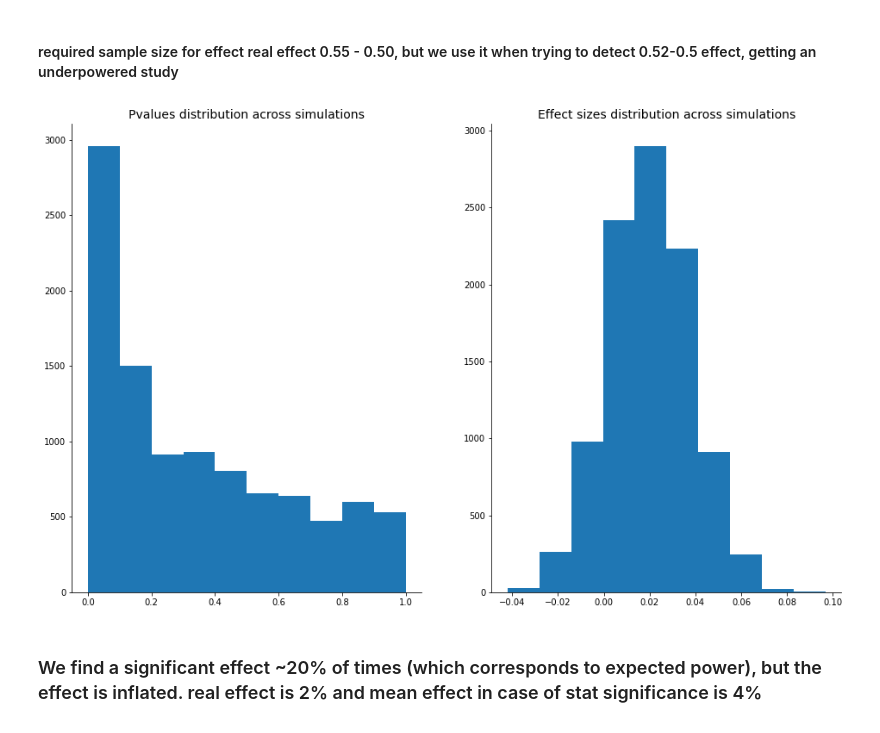
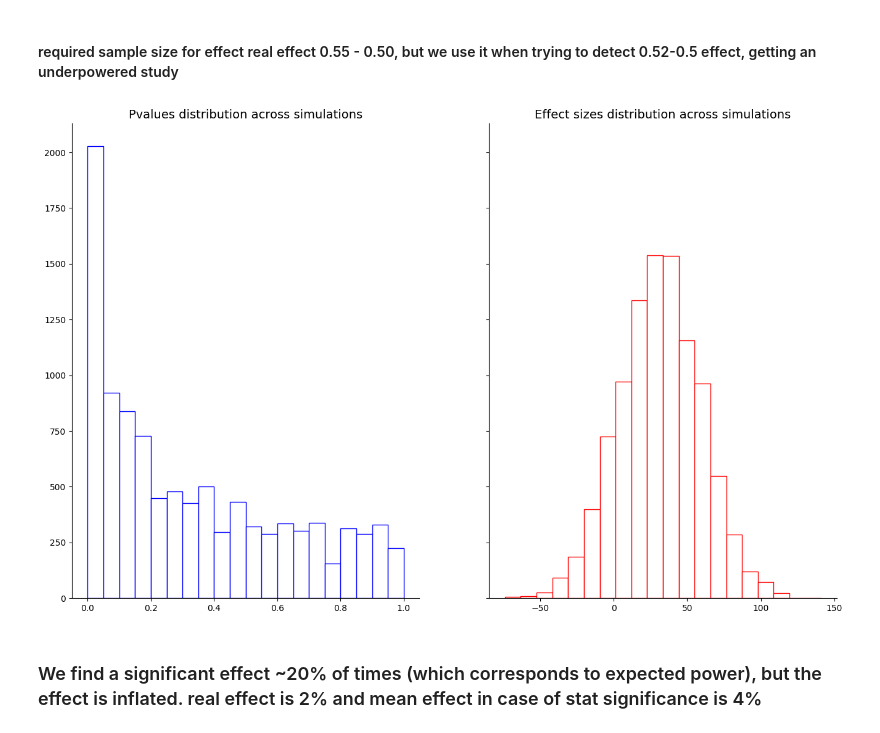
Before and after one commit to zhitkovk/stats, a Jupyter notebook: nature_article/effect_size_inflation.ipynb, the cells around one changed output. Saved outputs shown, nothing was run; the diff lists cells and outputs as text; code cells hidden in the pictures.

Commit message:
upd_charts and code a little

```diff
--- a/nature_article/effect_size_inflation.ipynb
+++ b/nature_article/effect_size_inflation.ipynb
@@ -38,32 +39,38 @@ from scipy.stats import binom, ttest_ind
 from tqdm import tqdm
 # %%
+nsim=10000
 samp_size = 1570
 
 ef = []
 pvs = []
 
 for i in tqdm(range(nsim)):
-    x = binom.rvs(n=1, size=samp_size, p=p1)
-    y = binom.rvs(n=1, size=samp_size, p=p3)
+
+    x = binom.rvs(n=1570, size=1, p=p1)
+    y = binom.rvs(n=1570, size=1, p=p3)
+
+    # success_cnts = np.array([np.sum(x), np.sum(y)])
+    success_cnts = np.concatenate([x, y])
+    total_cnts = np.array([1570, 1570])
 
     ef.append(np.mean(y) - np.mean(x))
-    pvs.append(ttest_ind(x, y)[1])
+    pvs.append(proportions_ztest(count=success_cnts, nobs=total_cnts)[1])
 # %%
 import matplotlib.pyplot as plt
 # %%
-fig, ax = plt.subplots(nrows=1, ncols=2, figsize=(16, 10))
+fig, ax = plt.subplots(nrows=1, ncols=2, figsize=(16, 10), sharey=True)
 
-ax[0].hist(pvs)
-ax[1].hist(ef);
+ax[0].hist(pvs, edgecolor='blue', facecolor='white', bins=20)
+ax[1].hist(ef, edgecolor='red', facecolor='white', bins=20);
 
 ax[0].set_title('Pvalues distribution across simulations', size=14)
 ax[1].set_title('Effect sizes distribution across simulations', size=14);
 
 for a in ax:
     a.spines['top'].set_visible(False)
     a.spines['right'].set_visible(False)
 # %% [output]
-[figure, old version]
+[figure, new version]
 # %% [markdown]
 ### We find a significant effect ~20% of times (which corresponds to expected power), but the effect is inflated. real effect is 2% and mean effect in case of stat significance is 4%
 # %%
```
Also changed, not shown: parts of 1 cell of this notebook.
